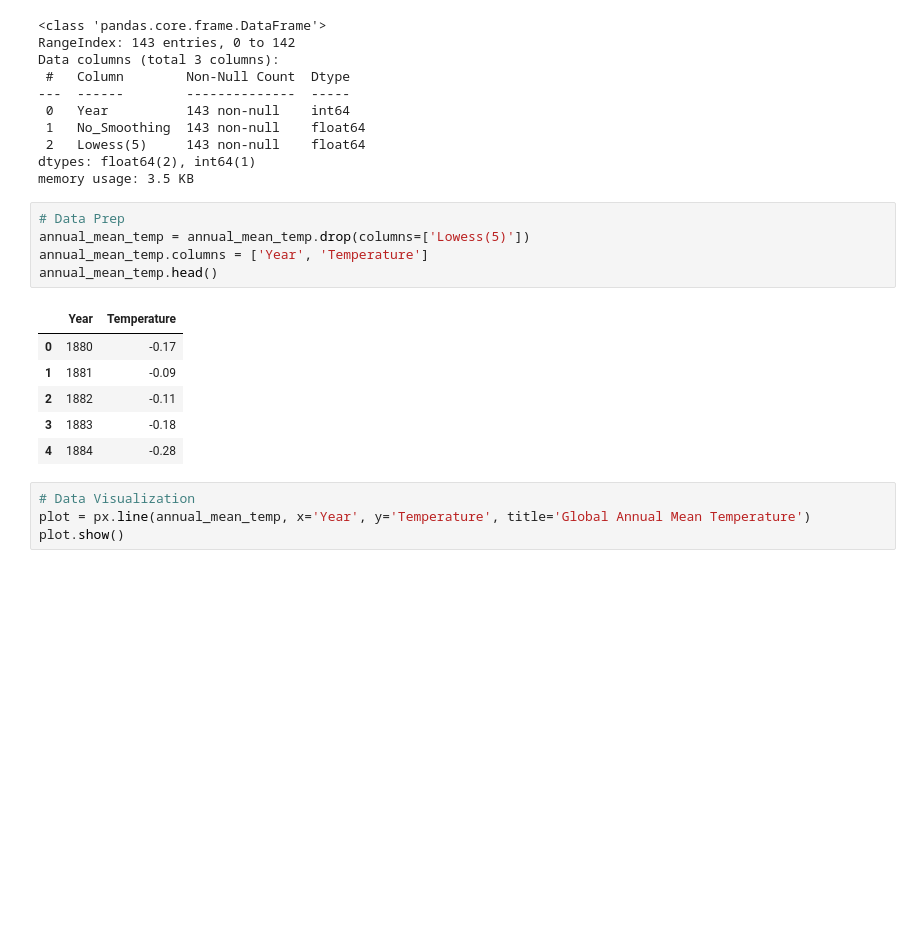
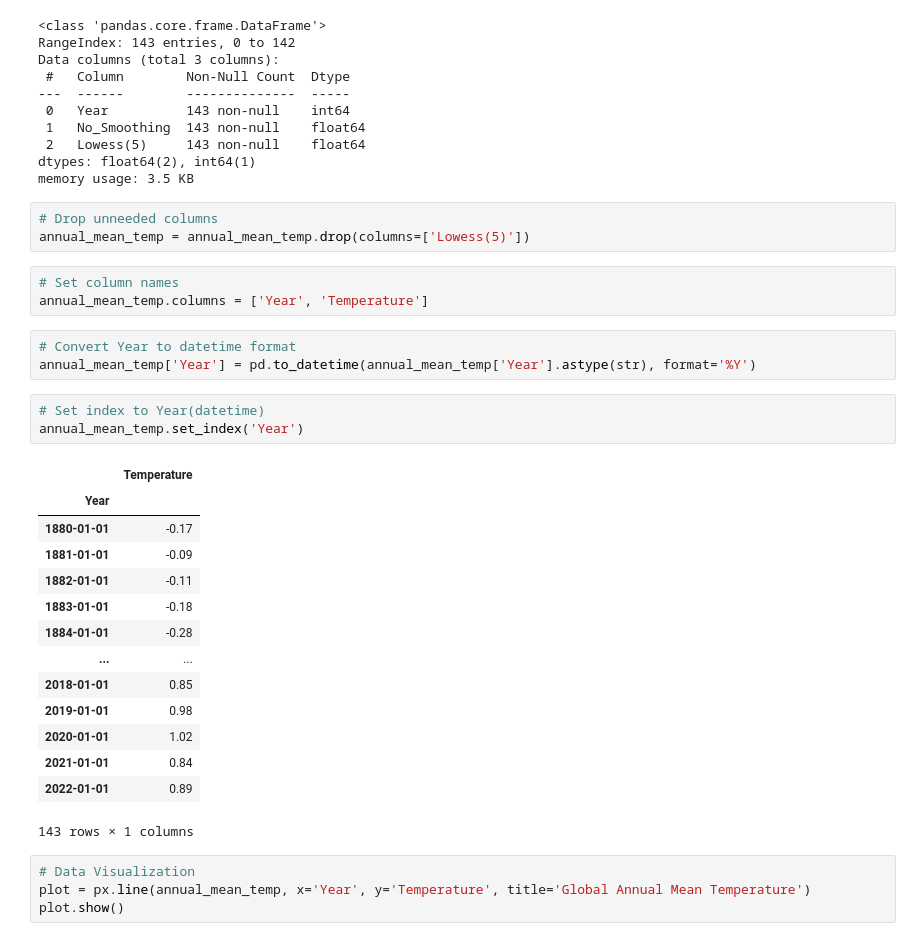
Before and after one commit to damian-robinson/multi-model-analysis, a Jupyter notebook: global_temperature.ipynb, the cells around one changed output. Drawn from its saved outputs; the diff is of its cells as text; blank space fills up the shorter version.

```diff
--- a/global_temperature.ipynb
+++ b/global_temperature.ipynb
@@ -24,17 +24,32 @@ Data columns (total 3 columns):
 dtypes: float64(2), int64(1)
 memory usage: 3.5 KB
 # %%
-# Data Prep
+# Drop unneeded columns
 annual_mean_temp = annual_mean_temp.drop(columns=['Lowess(5)'])
-annual_mean_temp.columns = ['Year', 'Temperature']
-annual_mean_temp.head()
-# %% [output]
-|  | Year | Temperature |
-| 0 | 1880 | -0.17 |
-| 1 | 1881 | -0.09 |
-| 2 | 1882 | -0.11 |
-| 3 | 1883 | -0.18 |
-| 4 | 1884 | -0.28 |
+# %%
+# Set column names
+annual_mean_temp.columns = ['Year', 'Temperature']
+# %%
+# Convert Year to datetime format
+annual_mean_temp['Year'] = pd.to_datetime(annual_mean_temp['Year'].astype(str), format='%Y')
+# %%
+# Set index to Year(datetime)
+annual_mean_temp.set_index('Year')
+# %% [output]
+|  | Temperature |
+| Year |  |
+| 1880-01-01 | -0.17 |
+| 1881-01-01 | -0.09 |
+| 1882-01-01 | -0.11 |
+| 1883-01-01 | -0.18 |
+| 1884-01-01 | -0.28 |
+| ... | ... |
+| 2018-01-01 | 0.85 |
+| 2019-01-01 | 0.98 |
+| 2020-01-01 | 1.02 |
+| 2021-01-01 | 0.84 |
+| 2022-01-01 | 0.89 |
+143 rows × 1 columns
 # %%
 # Data Visualization
 plot = px.line(annual_mean_temp, x='Year', y='Temperature', title='Global Annual Mean Temperature')
```
Also changed, not shown: 2 other files.
